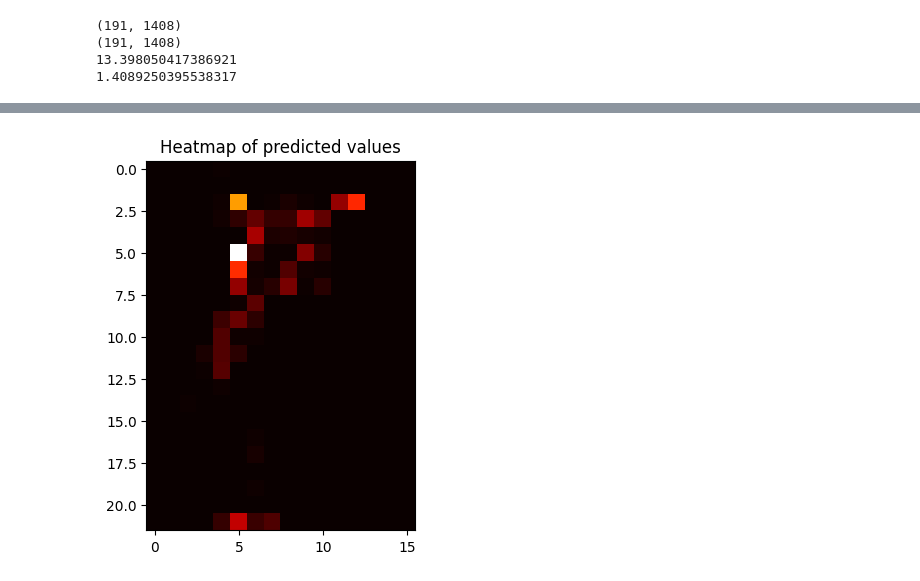
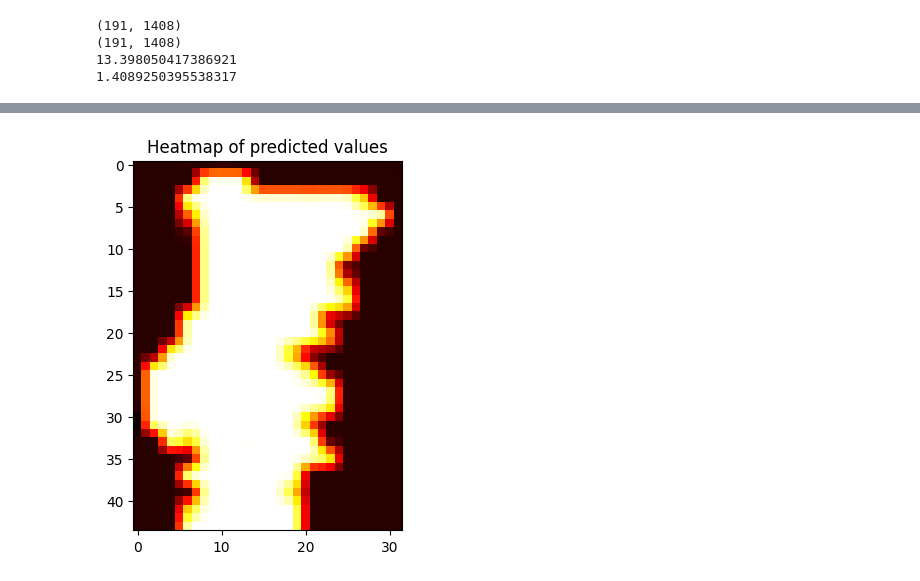
Before and after one commit to rodrigotuna/datattack2023, a Jupyter notebook: model.ipynb, the cells around one changed output, grey strips where cells are left out. Saved outputs shown, nothing was run; the diff lists cells and outputs as text; code cells hidden in the pictures.

Commit message:
feat: high resolution gifs

```diff
--- a/model.ipynb
+++ b/model.ipynb
@@ -354,6 +354,8 @@ print(mase)
 import matplotlib.pyplot as plt
 from scipy.ndimage import rotate
 import imageio
+from scipy import ndimage
+
 
 
 model = ConvLSTM(input_dim=4, hidden_dim=[64, 64, 4], kernel_size=(3, 3), num_layers=3, batch_first=True, bias=True, return_all_layers=False)
@@ -379,27 +381,19 @@ x = predicted_val[0][0]
 x = rotate(x, angle=90)
 
 plt.imshow(x, cmap='hot', interpolation='nearest')
-#rotate the axis
 
-#create a gif with the heatmap using imageio and matplotlib
-
-images = []
-for i in range(0, 191):
-    x = predicted_val[i][0]
-    x = rotate(x, angle=90)
-    plt.imshow(x, cmap='hot', interpolation='nearest')
-    #add a colorbar
-    plt.colorbar()
-    #add a progress bar to the image of the frames
-    plt.text(0.5, 0.5, str(i), fontsize=18, ha='center')
-    plt.title('Heatmap of predicted values')
+#increase the resolution of the heatmap
+new_size = (x.shape[0]*2, x.shape[1]*2)
+new_img = ndimage.zoom(x, zoom=(2, 2), order=1)
 
 
 
-    plt.savefig('heatmap.png')
-    images.append(imageio.imread('heatmap.png'))
+plt.axis('off')
+plt.imshow(new_img, cmap='hot', interpolation='nearest')
+plt.savefig('test.png', transparent=False)
 
-imageio.mimsave('heatmap.gif', images)
+
+
 
 
 
@@ -408,22 +421,24 @@ print(data_y_val.shape)
 # %%
 images = []
 
-feature_num = 3
+feature_num = 1
 
 for i in range(0, 191):
     x = predicted_val[i][feature_num]
     x = rotate(x, angle=90)
-    plt.imshow(x, cmap='hot', interpolation='nearest')
+    new_size = (x.shape[0]*2, x.shape[1]*2)
+    new_img = ndimage.zoom(x, zoom=(2, 2), order=1)
+    plt.imshow(new_img, cmap='hot', interpolation='nearest')
     #add a colorbar
     #add a progress bar to the image of the frames
     #plt.text(0.5, 0.5, str(i), fontsize=18, ha='center')
     plt.title('Heatmap of predicted values')
 
 
 
     plt.savefig('heatmap.png')
     images.append(imageio.imread('heatmap.png'))
 
-imageio.mimsave(f'./plots/heatmap_feature{feature_num}.gif', images)
+imageio.mimsave(f'./plots/heatmap_res_feature{feature_num}.gif', images)
 # %% [output]
-[figure, old version]
+[figure, new version]
```
Also changed, not shown: parts of 1 cell of this notebook, 4 other files.
